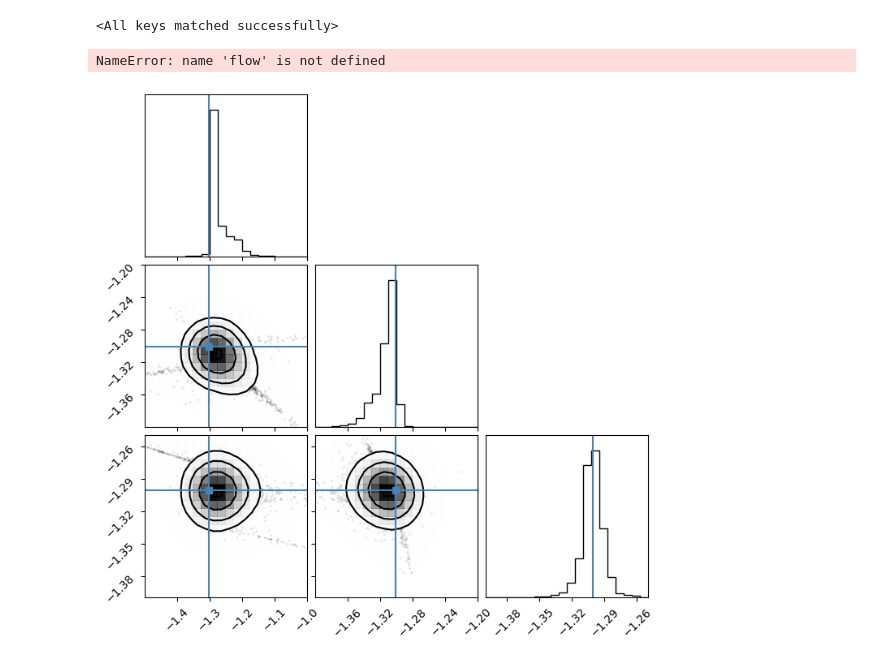
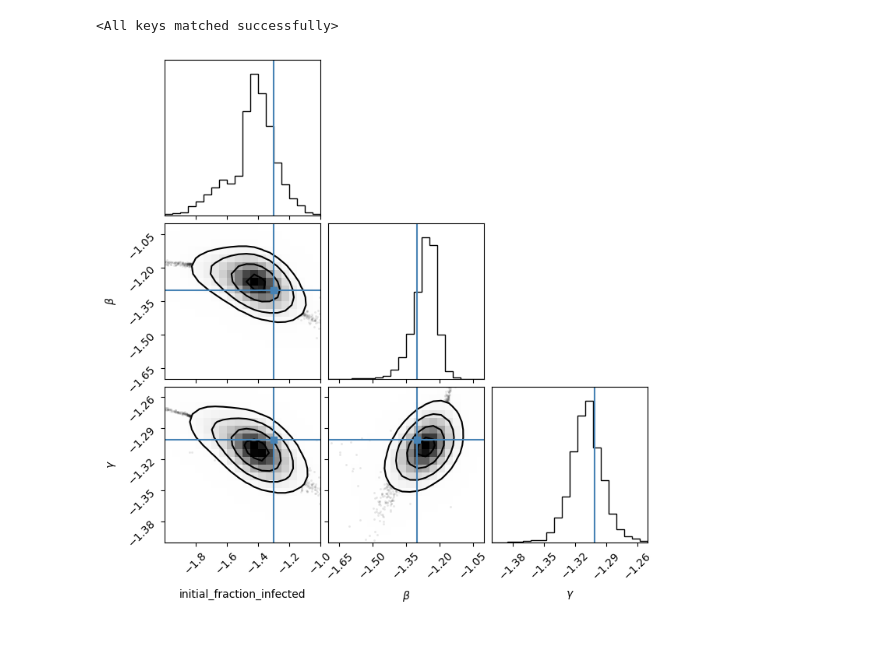
Before and after one commit to arnauqb/blackbirds, a Jupyter notebook: examples/02-SIR.ipynb, the cells around one changed output. Cells and saved outputs as stored; diff of their text form; code cells hidden in the pictures.

```diff
--- a/examples/02-SIR.ipynb
+++ b/examples/02-SIR.ipynb
@@ -149,17 +130,13 @@ df.plot(logy=True)
 flow.load_state_dict(calibrator.best_model_state_dict)
 # %% [output]
 <All keys matched successfully>
-# %%
-flow
-# %% [output]
-NameError: name 'flow' is not defined
 # %%
 # Plot the final flow posterior approximator and compare it to the real parameters:
 samples = flow.sample(10000)[0].detach().numpy()
 
-corner(samples, truths=true_parameters.numpy(), smooth=2, range = ((-1.5, -1.0), (-1.4, -1.2), (-1.4, -1.25)));
+corner(samples, truths=true_parameters.numpy(), smooth=2, range = ((-2, -1.0), (-1.7, -1.0), (-1.4, -1.25)), labels=["initial_fraction_infected", r"$\beta$", r"$\gamma$"]);
 # %% [output]
-[figure, old version]
+[figure, new version]
 # %%
 # compare the predictions to the synthetic data:
 
```
Also changed, not shown: parts of 6 cells of this notebook, 4 other files.
